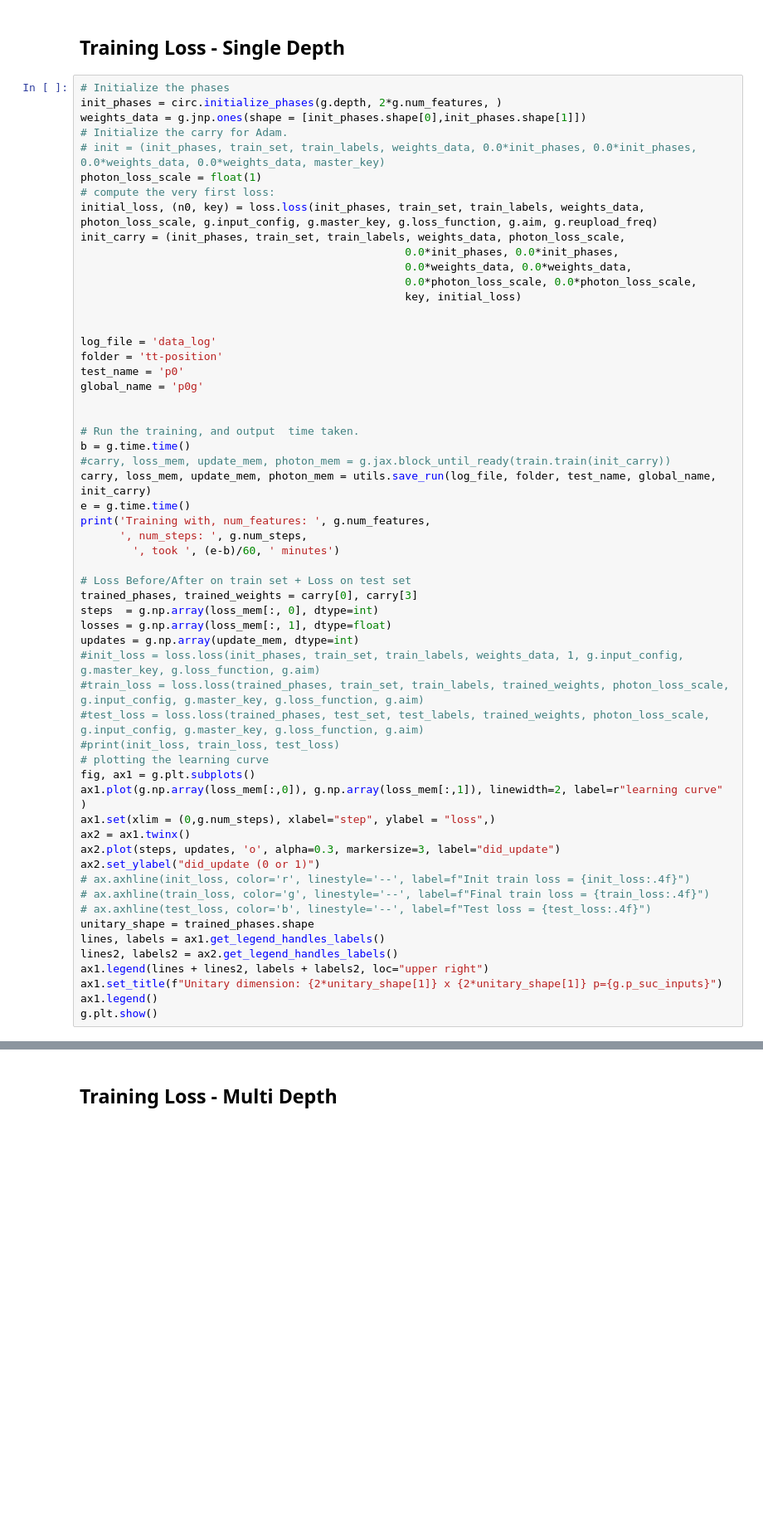
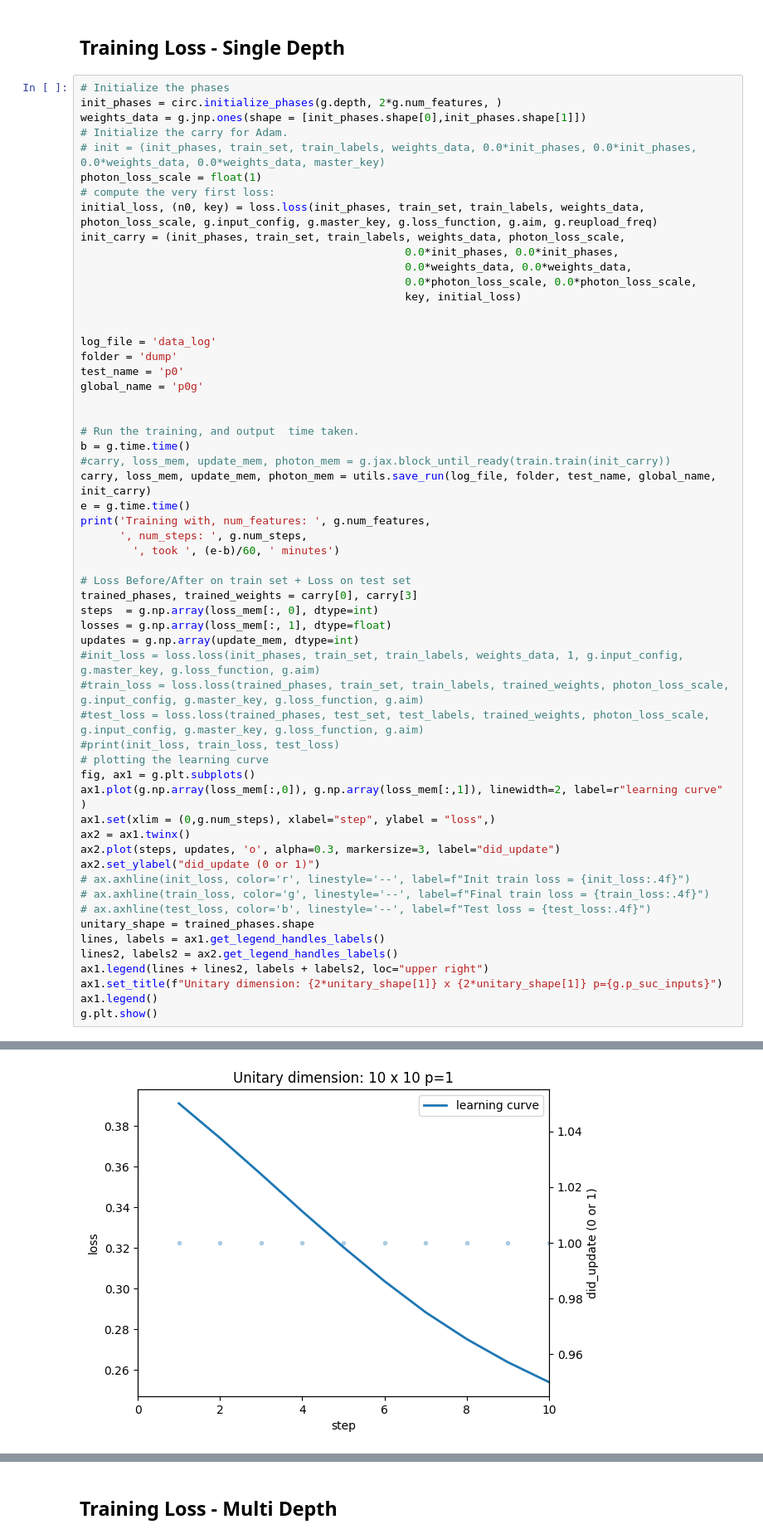
Before and after one commit to 01000111r/photon-net, a Jupyter notebook: main_book.ipynb, the cells around one changed output, grey strips where cells are left out. Shown at 83% size. Drawn from its saved outputs; the diff is of its cells as text; blank space fills up the shorter version.

```diff
--- a/main_book.ipynb
+++ b/main_book.ipynb
@@ -72,7 +78,7 @@ init_carry = (init_phases, train_set, train_labels, weights_data, photon_loss_sc
 
 
 log_file = 'data_log'
-folder = 'tt-position'
+folder = 'dump'
 test_name = 'p0'
 global_name = 'p0g'
 
@@ -117,3 +126,4 @@ Error:
+[figure, added]
 # %%
 data_folder = "p-suc-vary-p1-d0"
 data_name   = "p1.npz"
```
Also changed, not shown: parts of 4 cells of this notebook, 5 other files.
